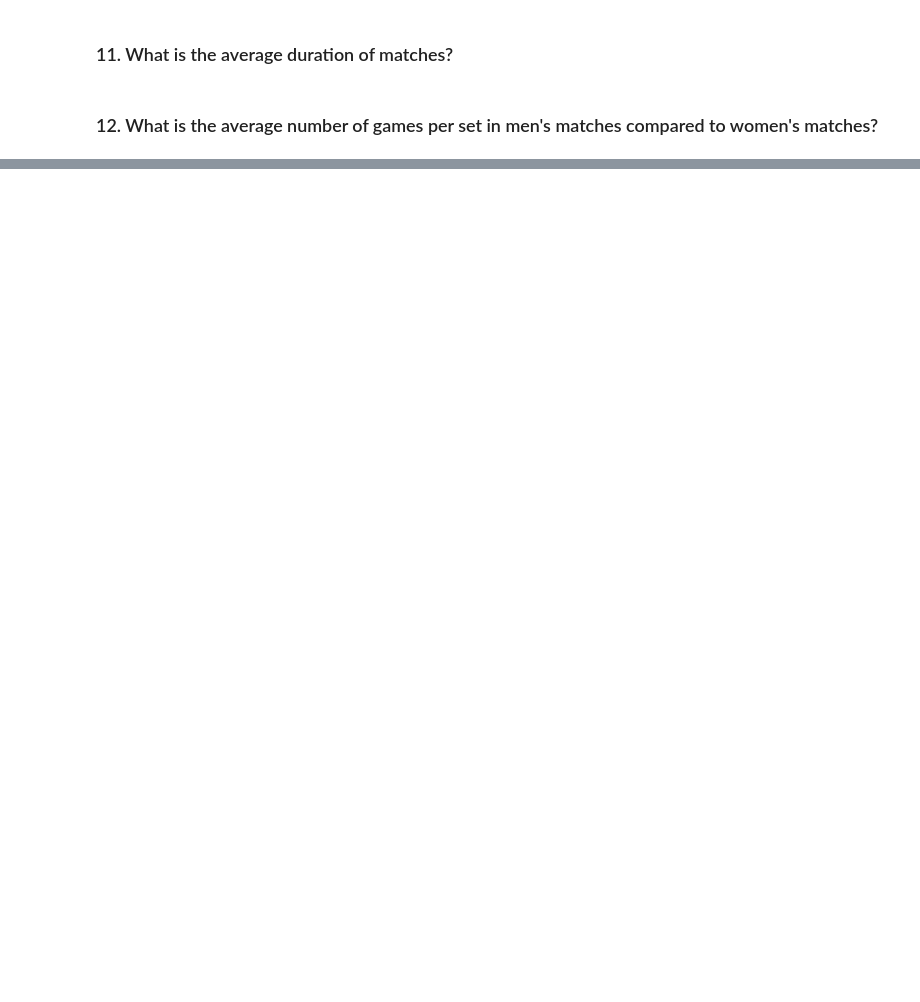
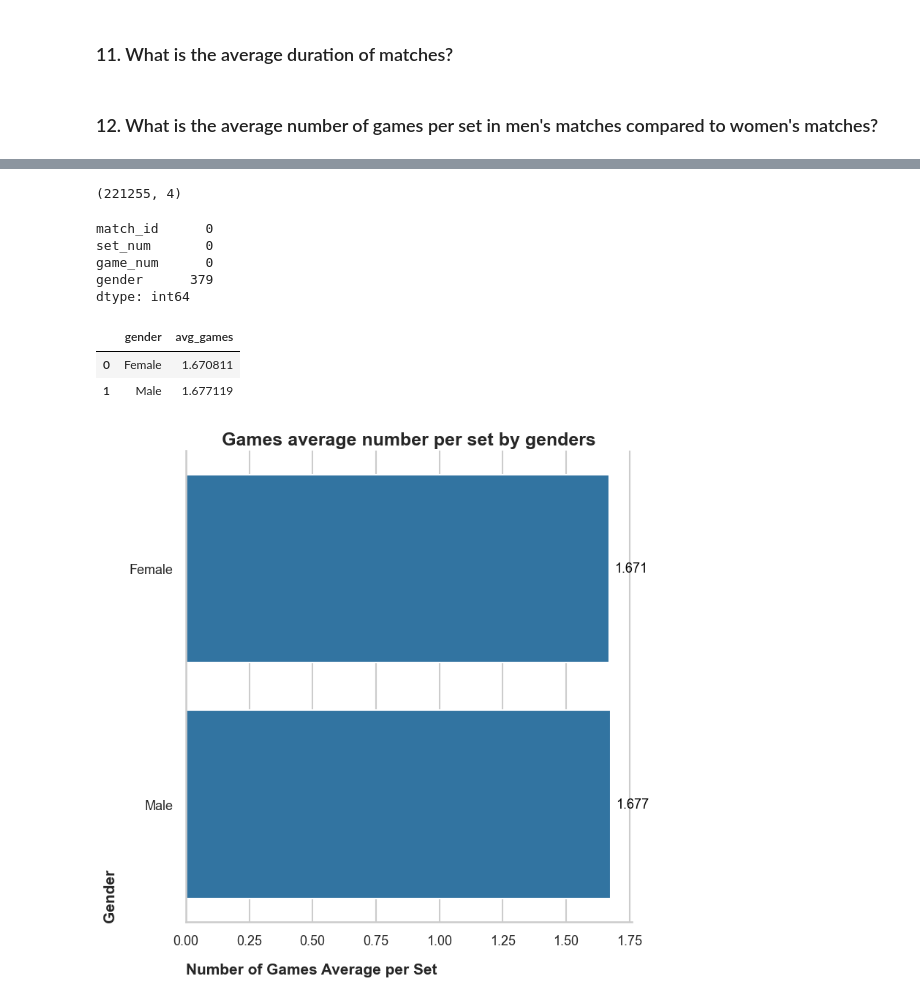
Before and after one commit to ParsaDEV15/Tennis-Project, a Jupyter notebook: notebooks/parsa_analysis_8_12.ipynb, the cells around one changed output, grey strips where cells are left out. Drawn from its saved outputs; the diff is of its cells as text; code cells hidden in the pictures; blank space fills up the shorter version.

```diff
--- a/notebooks/parsa_analysis_8_12.ipynb
+++ b/notebooks/parsa_analysis_8_12.ipynb
@@ -214,0 +235,4 @@ matches? </h3>
+# %%
+home_away_concat_df = pd.concat([match_away_df, match_home_df])
+home_away_concat_df.drop_duplicates(subset=['match_id'], inplace=True)
+home_away_concat_df.head()
@@ -214,0 +246,3 @@ matches? </h3>
+# %%
+power_concat_merged_df = pd.merge(power_df, home_away_concat_df, on='match_id', how="inner")
+power_concat_merged_df.head()
@@ -214,0 +256,45 @@ matches? </h3>
+# %%
+power_concat_merged_df.shape
+# %% [output]
+(221255, 4)
+# %%
+power_concat_merged_df.isnull().sum()
+# %% [output]
+match_id      0
+set_num       0
+game_num      0
+gender      379
+dtype: int64
+# %%
+power_concat_merged_df['gender'] = power_concat_merged_df['gender'].fillna(power_concat_merged_df['gender'].mode()[0])
+# %%
+games_per_set = power_concat_merged_df.groupby(['gender'])['set_num'].mean().reset_index(name='avg_games')
+games_per_set['gender'] = games_per_set['gender'].map({'M': 'Male', 'F': 'Female'})
+games_per_set
+# %% [output]
+|  | gender | avg_games |
+| 0 | Female | 1.670811 |
+| 1 | Male | 1.677119 |
+# %%
+plt.figure(figsize=(8, 8))
+ax = sns.barplot(games_per_set, x='avg_games', y='gender')
+
+for p in ax.patches:
+    width = p.get_width()
+    if width > 0:
+        ax.annotate(f'{width:.3f}',
+                    (width, p.get_y() + p.get_height() / 2),
+                    ha='left', va='center',
+                    fontsize=13, color='black',
+                    xytext=(5, 0), textcoords='offset points')
+
+plt.title(f'Games average number per set by genders', fontweight='bold', fontsize=18)
+plt.xlabel('Number of Games Average per Set', fontsize=15, fontweight='bold', loc='left', labelpad=15)
+plt.ylabel('Gender', fontsize=15, fontweight='bold', loc='bottom', labelpad=12)
+plt.xticks(fontsize=13)
+plt.yticks(fontsize=13)
+sns.despine()
+plt.tight_layout()
+plt.show()
+# %% [output]
+[figure, added]
```
Also changed, not shown: parts of 16 cells of this notebook.
